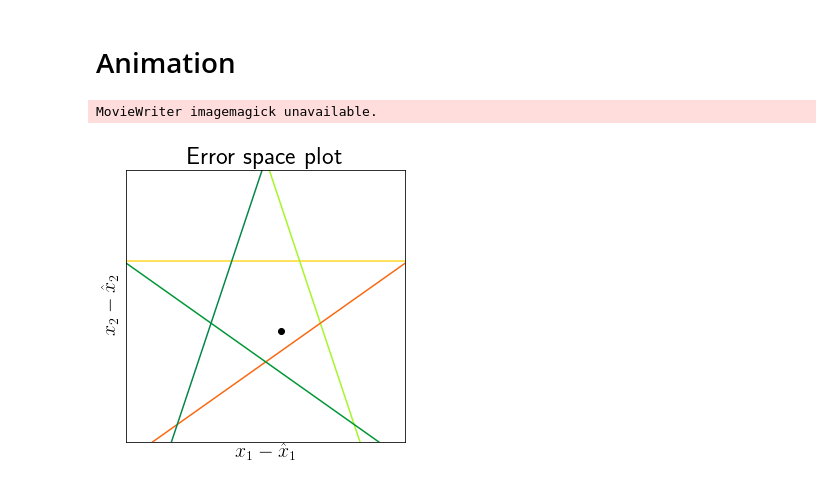
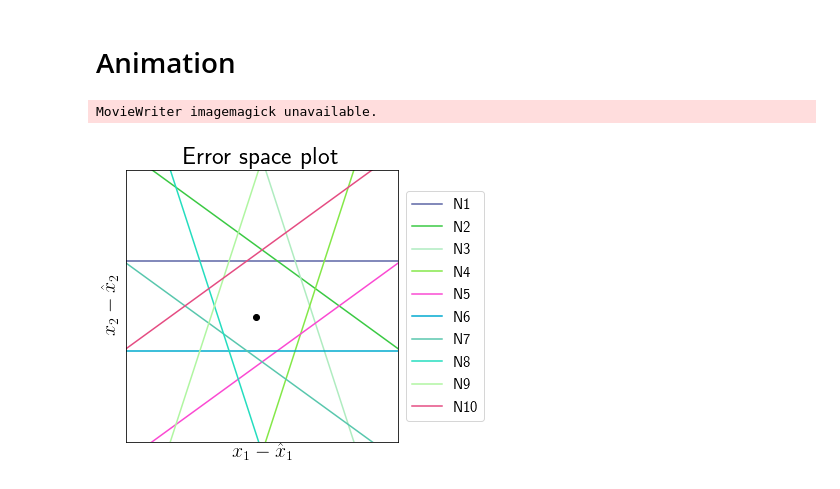
Before and after one commit to ABra1993/LisbonLab, a Jupyter notebook: CSM_multidimensional.ipynb, the cells around one changed output. Drawn from its saved outputs; the diff is of its cells as text; code cells hidden in the pictures.

```diff
--- a/CSM_multidimensional.ipynb
+++ b/CSM_multidimensional.ipynb
@@ -47,8 +48,7 @@ def initialize_weights(N, d):
     if d == 1:
         # 1-dimensional input signal
 
-        weights = np.linspace(0, 1.5 * np.pi, N + 1)
-
+        weights = np.linspace(0, 2 * np.pi, N + 1)
         D = []
 
         for i in range(N):
@@ -109,12 +109,12 @@ def TVS_N(iterations):
     x = []
 
     # number of sinus periods (total # of sinus periods = 2 * cycles)
-    cycles = 4
+    cycles = 2
     t = np.linspace(0, np.pi, d + 1)       # starting points of d-dimensioan sinusoidal input signals
 
     for i in range(d):
 
-        x_temp = np.sin(np.linspace(-cycles * np.pi, cycles * np.pi, iterations) + t[i])
+        x_temp = np.sin(2 * np.linspace(-cycles * np.pi, cycles * np.pi, iterations) + t[i])
         dxdt = np.diff(x_temp)/dt
         c_temp = x_temp[:-1] + dxdt
 
@@ -259,9 +253,9 @@ def plot_N(color):
     pl.xlabel('time')
 # %%
 # Run simulation and plot results for given parameters
-N = 5                                                    # number of neurons
+N = 10                                                    # number of neurons
 d = 2                                                    # number of dimensions of signal input
-iterations = 1000                                        # number of time steps
+iterations = 4000                                        # number of time steps
 dt = 0.1                                                 # step size
 tau = 1                                                  # time constant
 beta = 0                                                 # cost constant
@@ -269,6 +263,7 @@ color = list(np.random.choice(range(256), size=(N, 3)))  # color map for plottin
 
 # run simulation
 D = initialize_weights(N, d)                                                # initialize decoding weights
+# print(D)
 t, voltage, x_est, o, T = initialize_params_N(N, d, iterations, dt, D)      # initialize parameters
 c, x = TVS_N(iterations)                                                    # create d-dimensional input signal
 run_N(tau, beta)                                                            # run spiking network
@@ -380,47 +377,58 @@ error = plot_bounding_box()
 # %% [markdown]
 # Animation
 # %%
-Acc_11 = error[0]
-Acc_12 = error[1]
+def bounding_box_animation(filename='BB.gif', arrow=0, interval=500):
 
-# Scatter plot
-fig = pl.figure(figsize = (5,5))
-axes = fig.add_subplot(111)
+    # initiate plot
+    fig = pl.figure(figsize = (5,5))
+    pl.axis('square')
+    axes = fig.add_subplot(111)
 
-point, = axes.plot([Acc_11[0]],[Acc_12[0]], 'ko')
+    # compute representation error over time
+    start = 100
+    error = x[:, start:iterations] - x_est[:, start:iterations]
+    error_x1 = error[0]
+    error_x2 = error[1]
+    point, = axes.plot([error_x1[0]],[error_x2[0]], 'ko')
 
-x1 = np.linspace(-10, 10, 4)
+    # returns coördinates error over time
+    def ani(coords):
+        point.set_data([coords[0]],[coords[1]])
+        point.axes.axis([-1.5, 1.5, -1.5, 1.5])
+        return point
 
-for i in range(1, N + 1):
-    x2 = np.zeros(4)
+    # return position error over time
+    def frames():
+        for error_x1_pos, error_x2_pos in zip(error_x1, error_x2):
+            yield error_x1_pos, error_x2_pos
 
-    for j in range(4):
-
-        x2[j] = (T[i - 1] - x1[j] * D[i - 1, 0]) / D[i - 1, 1]
-
-    pl.plot(x1, x2, label="N%i" %i, color=color[i - 1]/255)
+    # plot boundary box
+    x1 = np.linspace(-10, 10, 2)
+    x2 = np.zeros(2)
+    for i in range(1, N + 1):
+        for j in range(2):
+            x2[j] = (T[i - 1] - x1[j] * D[i - 1, 0]) / D[i - 1, 1]
+        pl.plot(x1, x2, label="N%i" %i, color=color[i - 1]/255)
     pl.yticks([])
     pl.xticks([])
     pl.xlim(-1.5, 1.5)
     pl.ylim(-1.5, 1.5)
     pl.xlabel('$x_{1} - \hat{x}_{1}$', fontsize=20)
     pl.ylabel('$x_{2} - \hat{x}_{2}$', fontsize=20)
     pl.title('Error space plot', fontsize=25)
+    pl.legend(loc='center left', bbox_to_anchor=(1, 0.5), fontsize=15, markerscale=1)
 
-def ani(coords):
-    point.set_data([coords[0]],[coords[1]])
-    point.axes.axis([-1.5, 1.5, -1.5, 1.5])
-    return point
+    # plot weights as arrows
+    if arrow == 1:
+        for i in range(1, N + 1):
+                arrow = pl.arrow(0, 0, D[i - 1, 0], D[i - 1, 1], color=color[i - 1][:]/255, head_width=0.1)
 
-def frames():
-    for acc_11_pos, acc_12_pos in zip(Acc_11, Acc_12):
-        yield acc_11_pos, acc_12_pos
+    # runs animation
+    ani = animation.FuncAnimation(fig, ani, frames=frames, interval=interval)
+    ani.save(filename + '.gif', writer='imagemagick') # save as .gif
+    pl.show()
 
-ani = animation.FuncAnimation(fig, ani, frames=frames, interval=1000)
-
-ani.save('BB_point.gif', writer='imagemagick')
-
-pl.show()
+bounding_box_animation('D2_N10')
 # %% [output]
 MovieWriter imagemagick unavailable.
-[figure, old version]
+[figure, new version]
```
Also changed, not shown: parts of 6 cells of this notebook, 3 other files.
